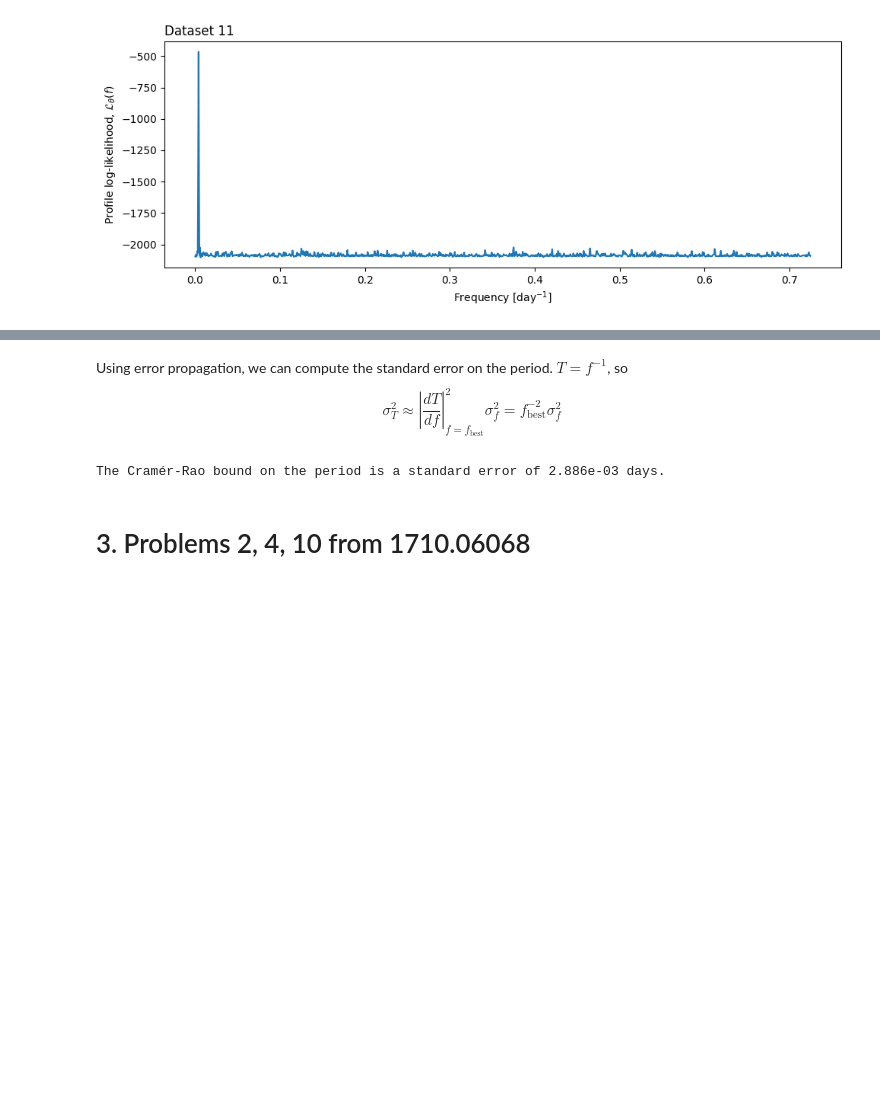
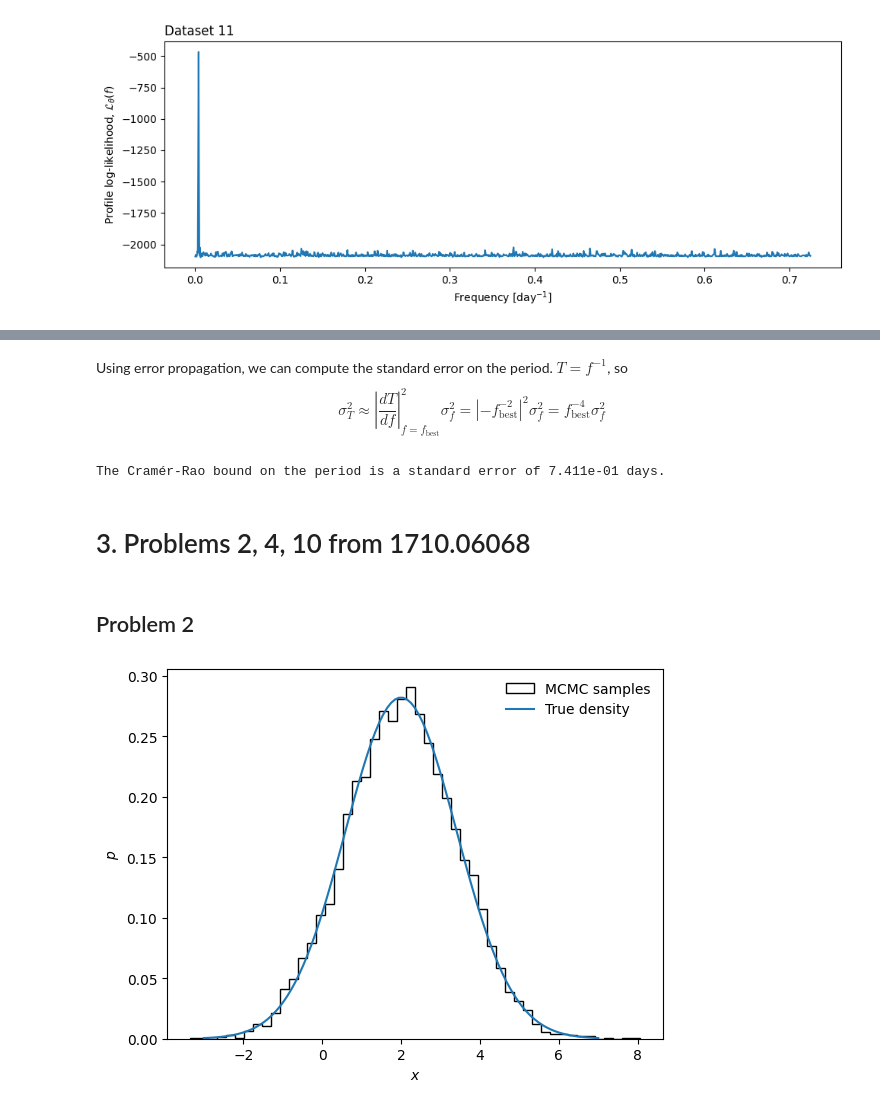
Before and after one commit to cmhainje/stat-data-hw, a Jupyter notebook: hw3.ipynb, the cells around one changed output, grey strips where cells are left out. Cells and saved outputs as stored; diff of their text form; code cells hidden in the pictures; blank space fills up the shorter version.

Commit message:
Add last problems to HW3 notebook

```diff
--- a/hw3.ipynb
+++ b/hw3.ipynb
@@ -197,13 +197,56 @@ Using error propagation, we can compute the standard error on the period. $T = f
 $$
 \sigma_T^2
 \approx \left| \frac{dT}{df} \right|^2_{f=f_{\text{best}}} \sigma_f^2
-= f^{-2}_{\text{best}} \sigma_f^2
+= \left| -f^{-2}_{\text{best}} \right|^2 \sigma_f^2
+= f^{-4}_{\text{best}} \sigma_f^2
 $$
 # %%
-var_T = 1/f_vertex**2 * var_lower_bound
+var_T = 1/f_vertex**4 * var_lower_bound
 std_err_T = np.sqrt(var_T)
 print(f"The Cramér-Rao bound on the period is a standard error of {std_err_T:.3e} days.")
 # %% [output]
-The Cramér-Rao bound on the period is a standard error of 2.886e-03 days.
+The Cramér-Rao bound on the period is a standard error of 7.411e-01 days.
 # %% [markdown]
 # 3. Problems 2, 4, 10 from 1710.06068
+# %% [markdown]
+## Problem 2
+# %%
+from scipy.stats import norm
+
+rng = np.random.default_rng()
+
+def p(x):
+    """Return probability density p(x) = N(mu=2, var=2)"""
+    return norm.pdf(x, loc=2, scale=np.sqrt(2))
+
+def sample_q(x):
+    """Draw a sample x' from q(x'|x) = N(mu=x, var=1)."""
+    return rng.normal(loc=x, scale=1)
+
+def mcmc_step(x_0):
+    """implements one MCMC step and returns the next sample"""
+    x_1 = sample_q(x_0)
+    r = rng.uniform()
+    if p(x_1) / p(x_0) > r:
+        return x_1
+    else:
+        return x_0
+
+def mcmc(x_0, n_steps=1000):
+    samples = np.zeros((n_steps + 1,))
+    samples[0] = x_0
+    for i in range(n_steps):
+        samples[i + 1] = mcmc_step(samples[i])
+    return samples
+
+samples = mcmc(0, n_steps=20000)
+
+plt.hist(samples, density=True, bins=50, histtype='step', color='black', label='MCMC samples')
+xvals = np.linspace(-3, 7, 100)
+plt.plot(xvals, p(xvals), color='C0', label='True density')
+plt.xlabel('$x$')
+plt.ylabel('$p$')
+plt.legend(frameon=False)
+plt.show()
+# %% [output]
+[figure, added]
```
Also changed, not shown: parts of 11 cells of this notebook.
